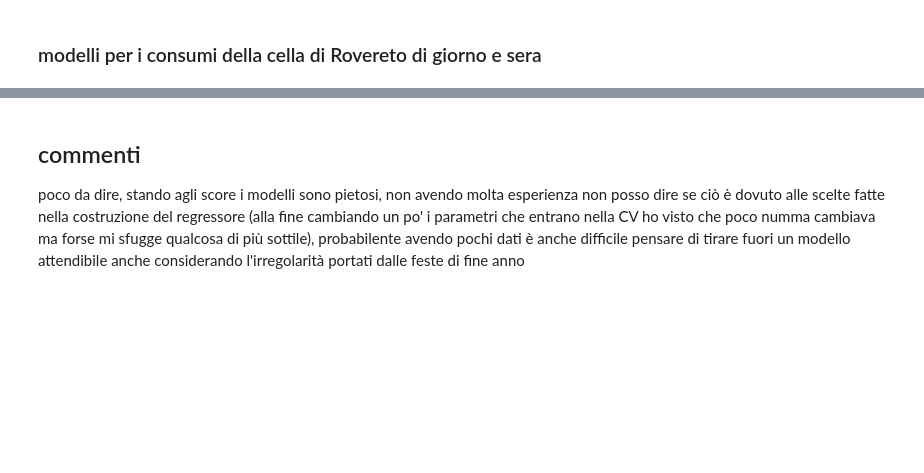
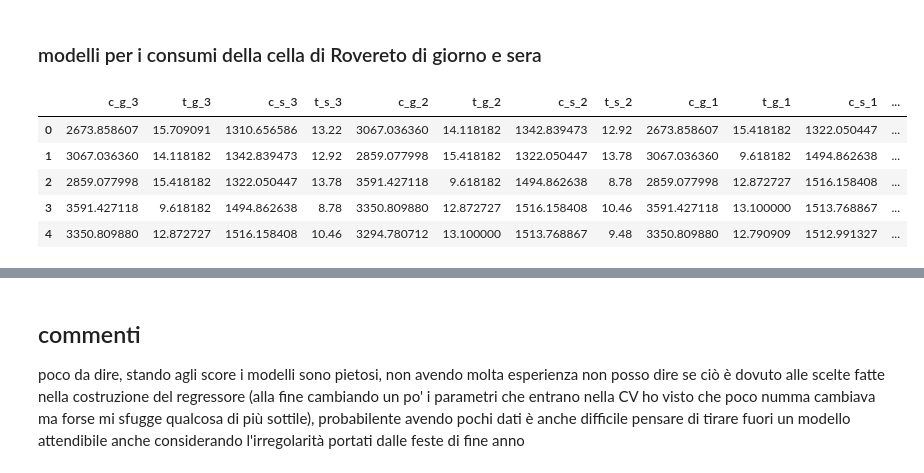
Before and after one commit to GitPaoloHub/consumi-elettrici-trentino, a Jupyter notebook: notebooks/MachineLearning.ipynb, the cells around one changed output, grey strips where cells are left out. Saved outputs shown, nothing was run; the diff lists cells and outputs as text; code cells hidden in the pictures; blank space fills up the shorter version.

```diff
--- a/notebooks/MachineLearning.ipynb
+++ b/notebooks/MachineLearning.ipynb
@@ -106,9 +121,18 @@ parametri regressore:    {'regressor__max_depth': 20, 'regressor__min_samples_sp
 # %%
 data_cella=ml.crea_df_reg(consumi_cella)
 # Smisto target e features
 target_cella_g = data_cella['target_g']
 target_cella_s = data_cella['target_s']
 data_cella.drop(columns=['target_g', 'target_s'], inplace=True)
+
+data_cella.head()
+# %% [output]
+|  | c_g_3 | t_g_3 | c_s_3 | t_s_3 | c_g_2 | t_g_2 | c_s_2 | t_s_2 | c_g_1 | t_g_1 | c_s_1 | ... |
+| 0 | 2673.858607 | 15.709091 | 1310.656586 | 13.22 | 3067.036360 | 14.118182 | 1342.839473 | 12.92 | 2673.858607 | 15.418182 | 1322.050447 | ... |
+| 1 | 3067.036360 | 14.118182 | 1342.839473 | 12.92 | 2859.077998 | 15.418182 | 1322.050447 | 13.78 | 3067.036360 | 9.618182 | 1494.862638 | ... |
+| 2 | 2859.077998 | 15.418182 | 1322.050447 | 13.78 | 3591.427118 | 9.618182 | 1494.862638 | 8.78 | 2859.077998 | 12.872727 | 1516.158408 | ... |
+| 3 | 3591.427118 | 9.618182 | 1494.862638 | 8.78 | 3350.809880 | 12.872727 | 1516.158408 | 10.46 | 3591.427118 | 13.100000 | 1513.768867 | ... |
+| 4 | 3350.809880 | 12.872727 | 1516.158408 | 10.46 | 3294.780712 | 13.100000 | 1513.768867 | 9.48 | 3350.809880 | 12.790909 | 1512.991327 | ... |
 # %%
 print('per il giorno:')
 modello_cella_g=RFregressor(data_cella, target_cella_g, ['week'])
```
Also changed, not shown: parts of 13 cells of this notebook, 2 other files.
